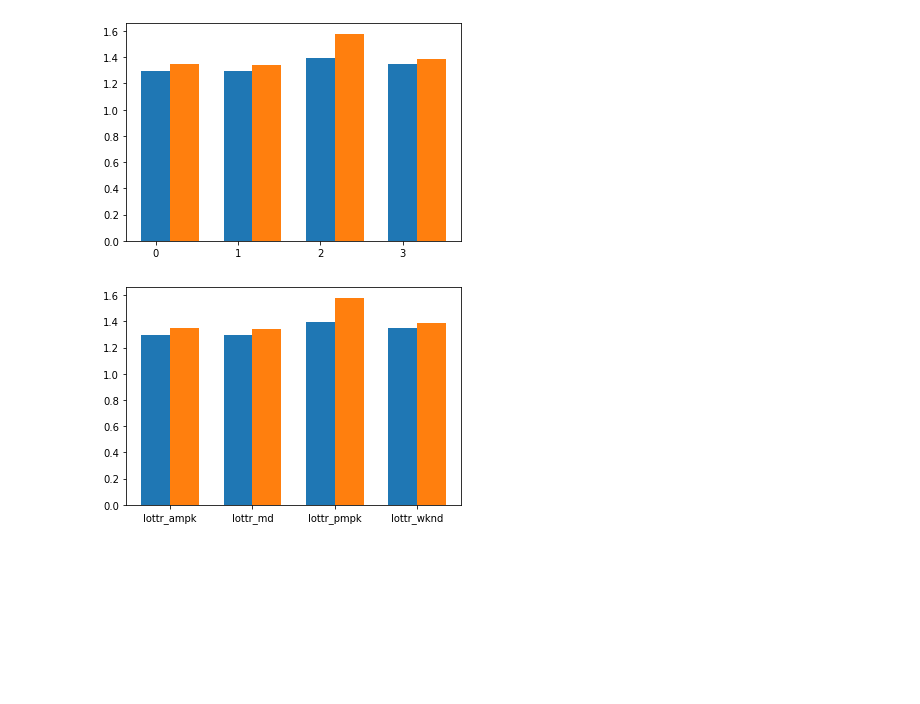
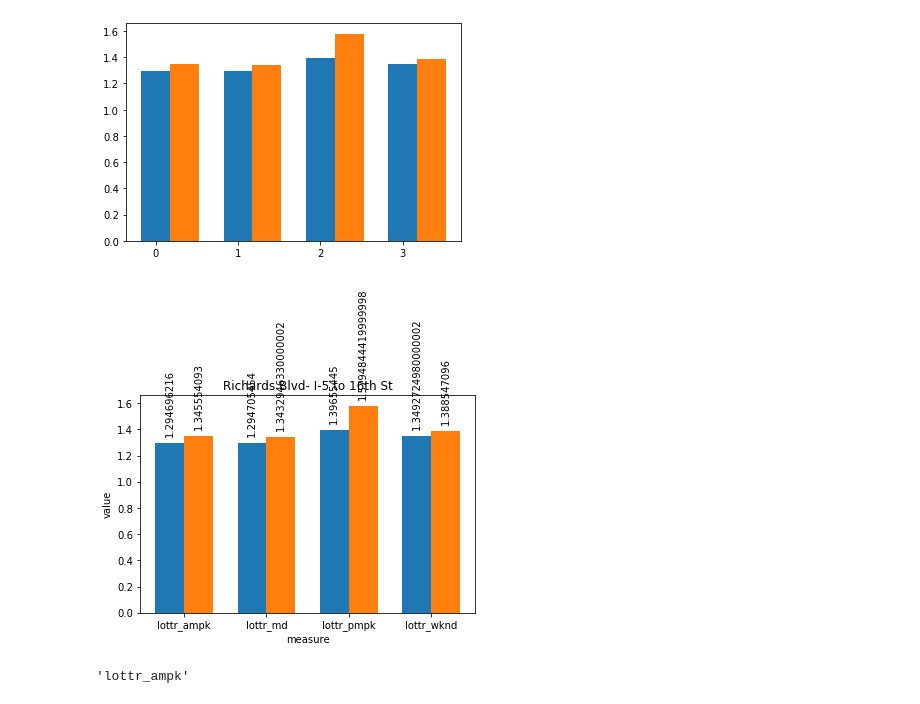
Before and after one commit to djconly85/CodeSnippets, a Jupyter notebook: DataViz/py_matplotlib/matplotlib_testing.ipynb, the cells around one changed output. Saved outputs shown, nothing was run; the diff lists cells and outputs as text; code cells hidden in the pictures; blank space fills up the shorter version.

Commit message:
augment matplotlib grouped bar chart snippet

```diff
--- a/DataViz/py_matplotlib/matplotlib_testing.ipynb
+++ b/DataViz/py_matplotlib/matplotlib_testing.ipynb
@@ -136,7 +138,7 @@ plt.show()
 # %% [output]
 [figure]
 # %%
-# ===========METHOD 2: BUILD THE CHART USING ONLY MATPLOTLIB INLINE plot() ==========
+# ===========METHOD 2A: BUILD THE CHART USING ONLY MATPLOTLIB INLINE plot() ==========
 # pyplot is the inline way of plotting; ax is the object-oriented way of plotting
 # plt can be shown inline with plt.show() command
 # https://matplotlib.org/3.1.0/gallery/lines_bars_and_markers/barchart.html
@@ -149,32 +151,65 @@ import matplotlib.pyplot as plt
 fig, ax = plt.subplots()
 
 # set the width of each bar
 bar_width = 0.35
 
 # the values that will be shown for each tick mark on the x axis
 x_label_vals = dfp['measure'].unique()
 x_labels = ax.set_xticklabels(x_label_vals)
 
 # the distance along the x axis at which the x-axis label will be placed
 x_label_posns = [i + (bar_width/2) for i, v in enumerate(x_label_vals)]
 ax.set_xticks(x_label_posns)
 
+# set title, axis titles
+chart_title = dfp['proj_desc'].iloc[0]
+axislabel_x = dfp['measure'].name
+axislabel_y = dfp['value'].name
+
+ax.set_title(chart_title)
+ax.set_xlabel(axislabel_x)
+ax.set_ylabel(axislabel_y)
+
 # these values will be a different color on the bar chart
 data_series = dfp['data_year'].unique()
+
+
 
 for x_posn, year in enumerate(data_series):
 
     # make sure each color in the series is visible and right next
     # to the previous color, immediatly to the right
     adder = x_posn * bar_width
     x_locns = [i + adder for i, v in enumerate(dfi['measure'])]
 
     # add the values for that series to the bar chart
     dfi = dfp.loc[dfp['data_year'] == year]
-    ax.bar(x_locns, dfi['value'], bar_width)
+    bar_rectangles = ax.bar(x_locns, dfi['value'], bar_width)
+
+    # add annotations to each bar showing each bar's value for each bar within the data series
+    for bar_rect in bar_rectangles:
+        offset_x = 0 # horizontal offset, in chart units
+        offset_y = .05 # vertical offset, in chart units
+
+        data_val = bar_rect.get_height()
+        label_x_pos = bar_rect.get_x() + bar_rect.get_width() / 2
+
+        # ax.annotate(<val to show>, x/y position of text label)
+        ax.annotate(s=f"{data_val}", xy=(label_x_pos, data_val),
+                   xytext=(label_x_pos + offset_x, data_val + offset_y),
+                   horizontalalignment='center', verticalalignment='bottom' ,rotation=90)
+                    # xycoords=(label_x_pos + offset_x, data_val + offset_y))
+
+        # all annotate params before xytext arg - https://matplotlib.org/3.3.0/api/_as_gen/matplotlib.axes.Axes.annotate.html
+        # all annotate params after xytext arg - https://matplotlib.org/3.3.0/api/text_api.html#matplotlib.text.Text
+
 
 
 
 plt.show()
 # %% [output]
-[figure, old version]
+[figure, new version]
+# %%
+dfp['measure'].iloc[0]
+# %% [output]
+'lottr_ampk'
```
Also changed, not shown: parts of 2 cells of this notebook.
